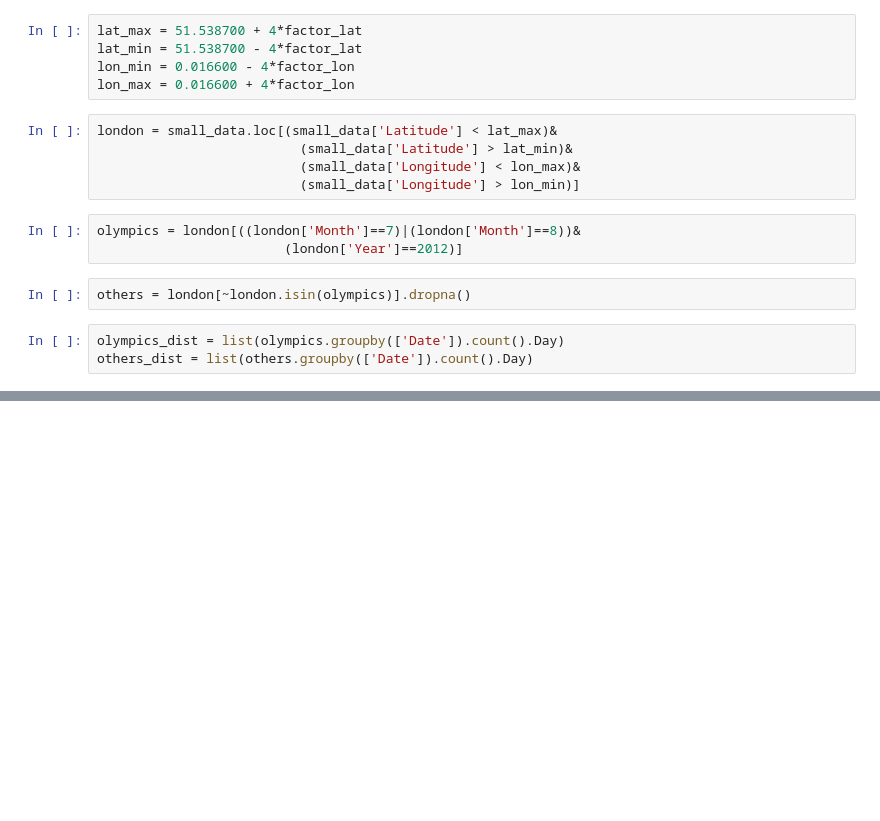
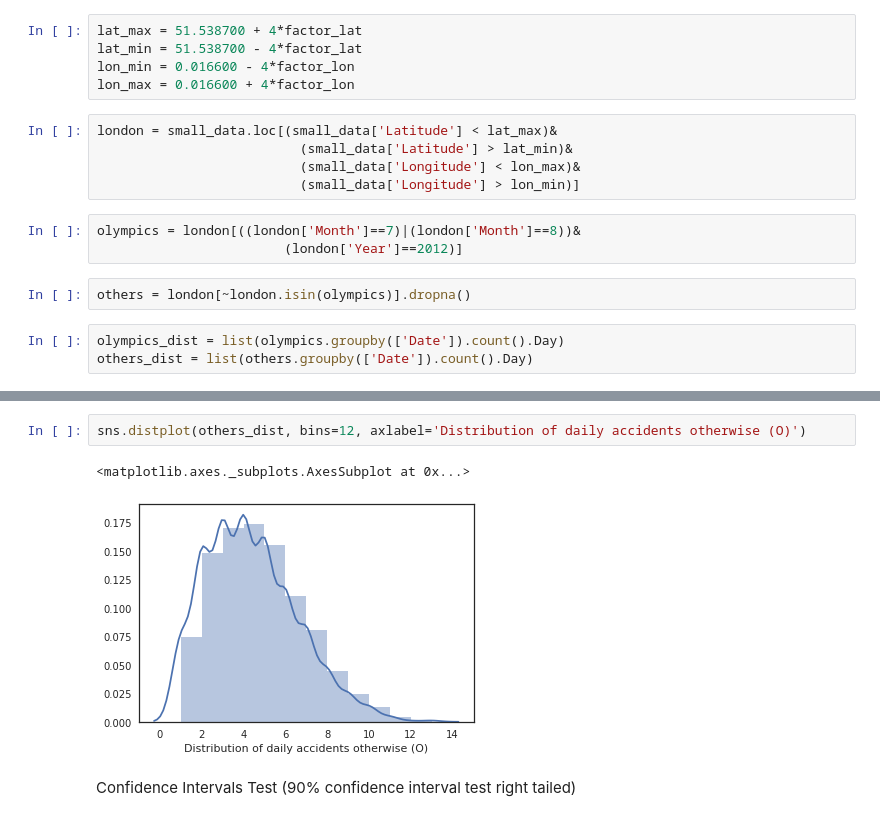
Before and after one commit to tyagi-iiitv/CSE544, a Jupyter notebook: London Olympics.ipynb, the cells around one changed output, grey strips where cells are left out. Saved outputs shown, nothing was run; the diff lists cells and outputs as text; blank space fills up the shorter version.

```diff
--- a/London Olympics.ipynb
+++ b/London Olympics.ipynb
@@ -60,0 +48,7 @@ sns.distplot(others_dist)
+# %%
+sns.distplot(others_dist, bins=12, axlabel='Distribution of daily accidents otherwise (O)')
+# %% [output]
+<matplotlib.axes._subplots.AxesSubplot at 0x...>
+[figure, added]
+# %% [markdown]
+Confidence Intervals Test (90% confidence interval test right tailed)
```
Also changed, not shown: parts of 21 cells of this notebook.
